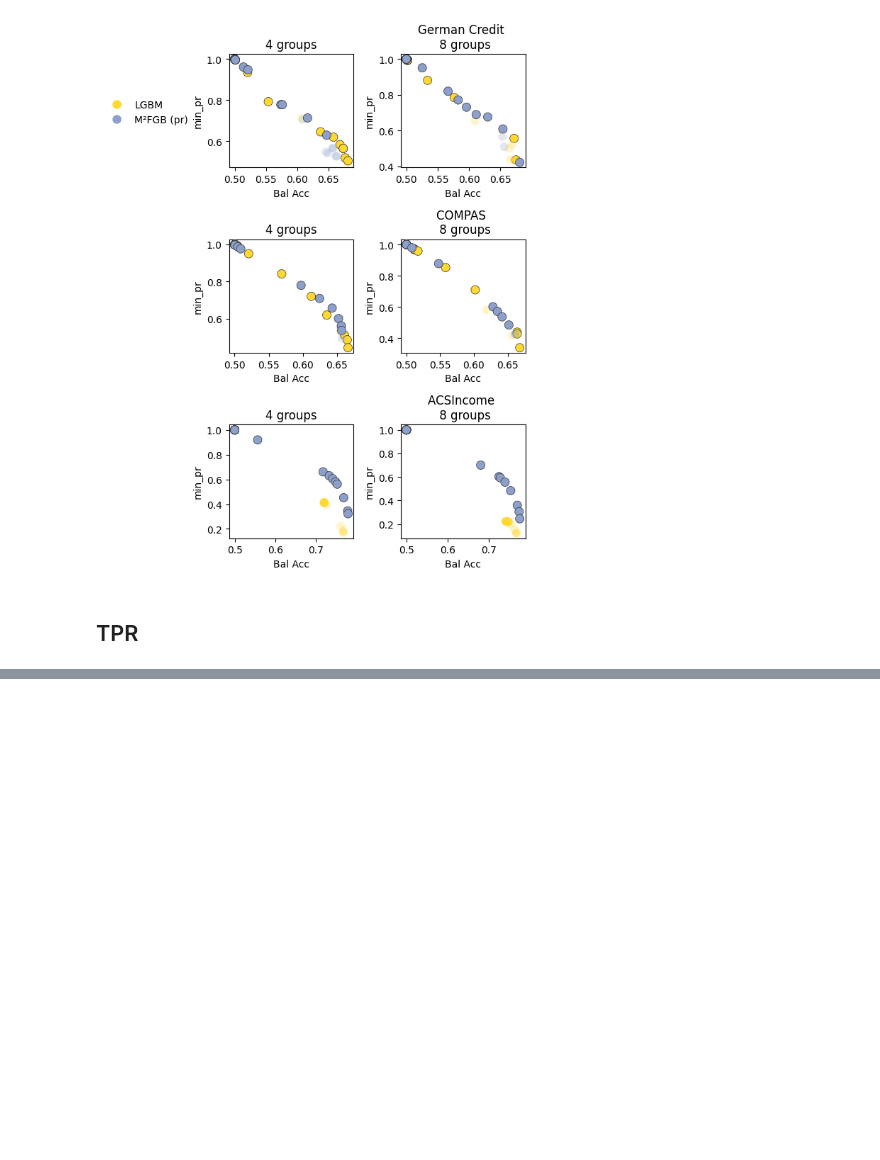
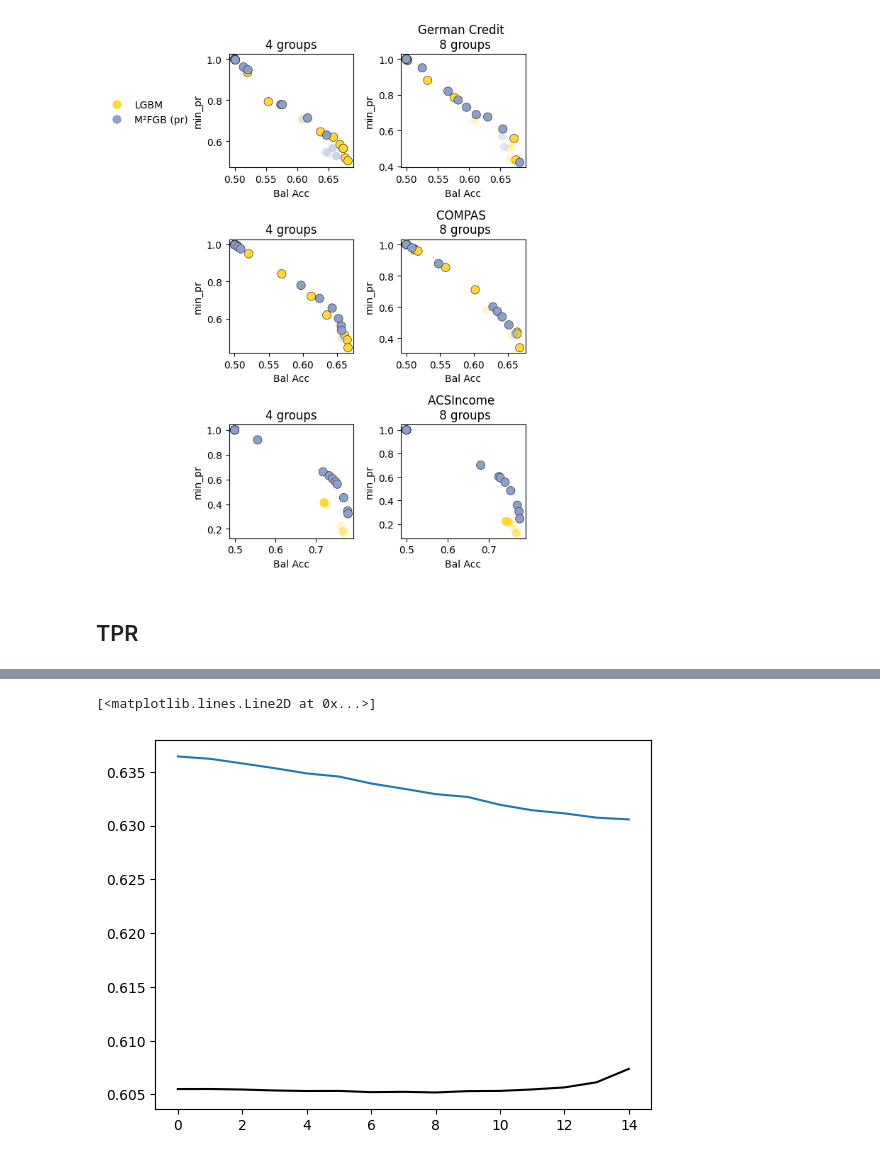
Before and after one commit to hiaac-finance/m2fgb, a Jupyter notebook: notebooks/analyze_results_new.ipynb, the cells around one changed output, grey strips where cells are left out. Cells and saved outputs as stored; diff of their text form; code cells hidden in the pictures; blank space fills up the shorter version.

```diff
--- a/notebooks/analyze_results_new.ipynb
+++ b/notebooks/analyze_results_new.ipynb
@@ -505,0 +592,6 @@ M2FGB_grad_tpr, acsincome, 8 n_folds, 100 models
+# %%
+plt.plot(results.overall_score, color = "black")
+plt.plot(results.max_group_score)
+# %% [output]
+[<matplotlib.lines.Line2D at 0x...>]
+[figure, added]
```
Also changed, not shown: parts of 13 cells of this notebook, 1 other file.
